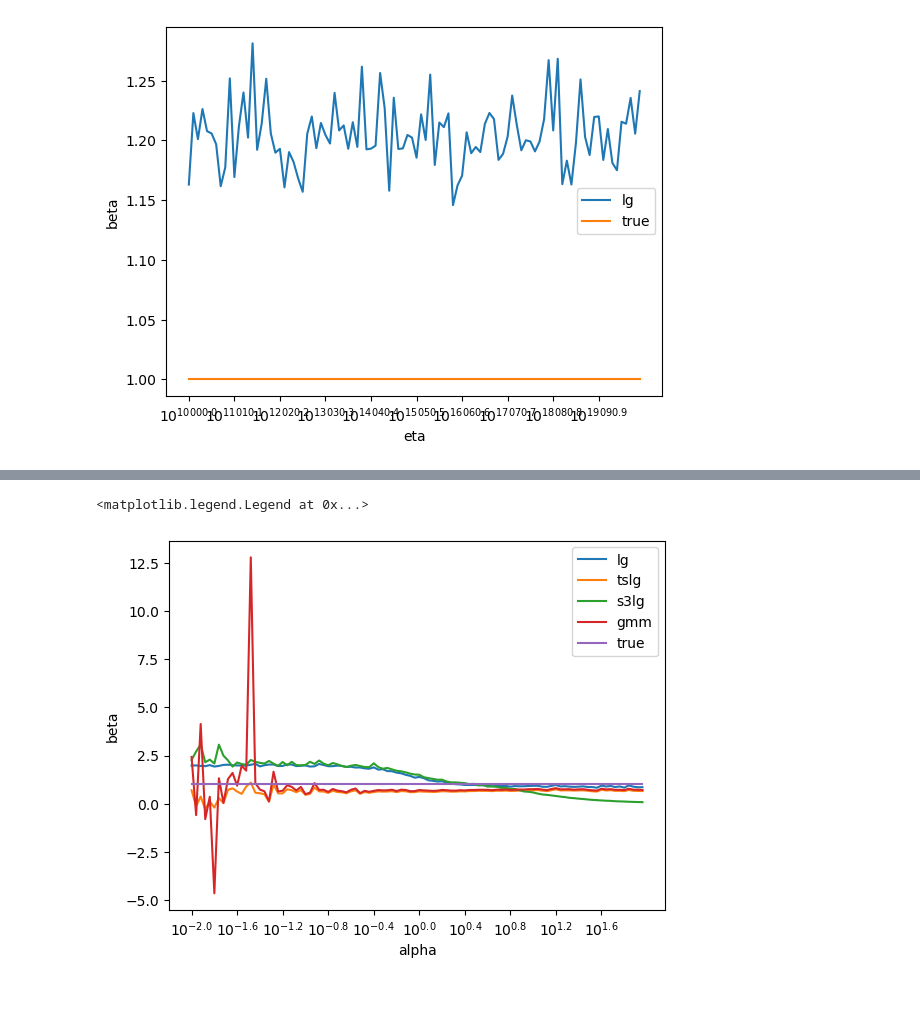
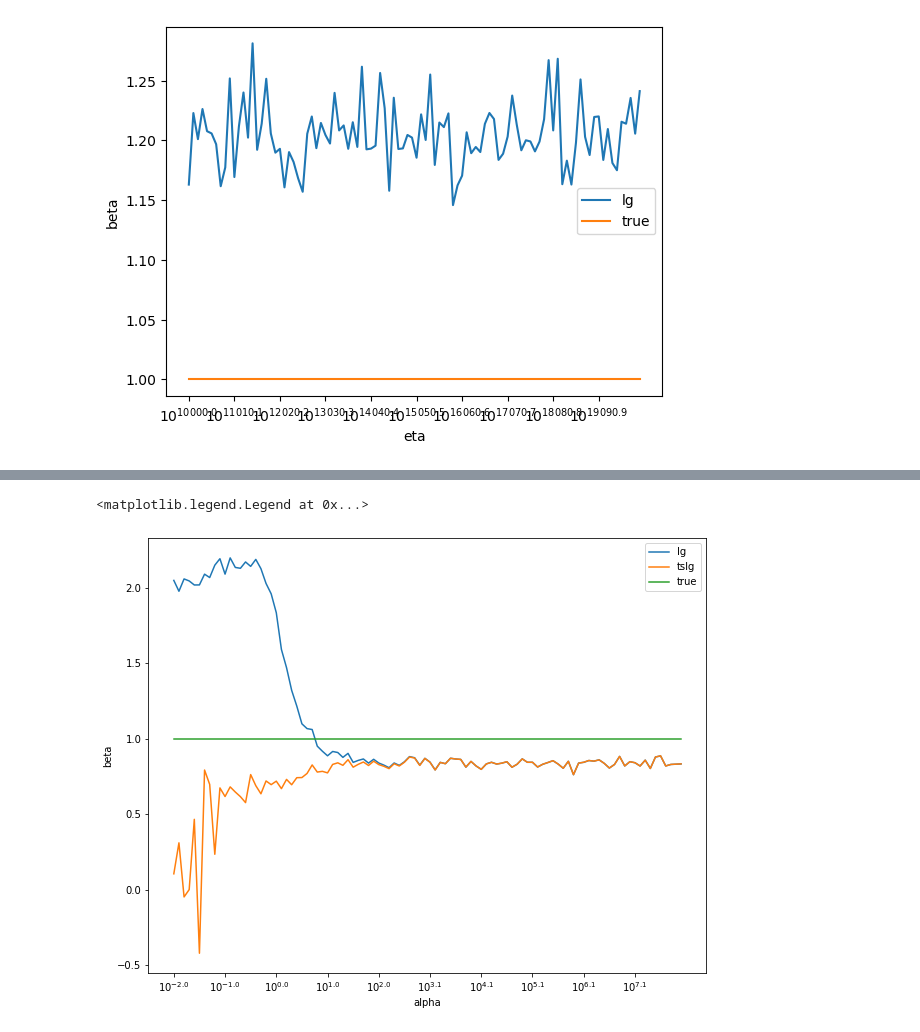
Before and after one commit to LangtianM/IV_Logistic, a Jupyter notebook: Experiments.ipynb, the cells around one changed output, grey strips where cells are left out. Saved outputs shown, nothing was run; the diff lists cells and outputs as text; code cells hidden in the pictures; blank space fills up the shorter version.

```diff
--- a/Experiments.ipynb
+++ b/Experiments.ipynb
@@ -129,7 +103,8 @@ lg_coef = np.array([])
 tslg_coef = np.array([])
 s3lg_coef = np.array([])
 gmm_coef = np.array([])
-beta = 20
+res_coef = np.array([])
+beta = 10
 
 for eta in np.power(10, k):
     data = sim_data(n=10000, eta=eta, beta=beta)
@@ -150,11 +125,16 @@ for eta in np.power(10, k):
     gmm.fit(data.X, data.Y, data.Z)
     gmm_coef = np.append(gmm_coef, gmm.coef_)
 
+    res_model = residual_logit()
+    res_model.fit(data.X, data.Y, data.Z)
+    res_coef = np.append(res_coef, res_model.beta)
 
+plt.figure(figsize=(10, 8))
 plt.plot(k, lg_coef, label='lg')
 plt.plot(k, tslg_coef, label='tslg')
 plt.plot(k, s3lg_coef, label='s3lg')
 plt.plot(k, gmm_coef, label='gmm')
+plt.plot(k, res_coef, label='res')
 plt.plot(k, beta * np.ones(100), label='true')
 plt.xticks(k[::20], [f'$10^{{{round(ki, 1)}}}$' for ki in k[::20]])
 plt.xlabel('eta')
@@ -187,10 +354,10 @@ plt.legend()
 # %%
-k = np.linspace(0, 6, 100)
+k = np.linspace(-6, 6, 200)
 lg_coef = np.array([])
 tslg_coef = np.array([])
 s3lg_coef = np.array([])
 gmm_coef = np.array([])
-beta = 1
+beta = 20
 
 for gamma in np.power(10, k):
     data = sim_data(n=10000, gamma=gamma, beta=beta)
@@ -203,20 +370,21 @@ for gamma in np.power(10, k):
     tslg.fit(data.X, data.Y, data.Z)
     tslg_coef = np.append(tslg_coef, tslg.coef_)
 
-    s3lg = three_stage_logit()
-    s3lg.fit(data.X, data.Y, data.Z)
-    s3lg_coef = np.append(s3lg_coef, s3lg.coef_)
+    # s3lg = three_stage_logit()
+    # s3lg.fit(data.X, data.Y, data.Z)
+    # s3lg_coef = np.append(s3lg_coef, s3lg.coef_)
 
     # gmm = GMM_logit()
     # gmm.fit(data.X, data.Y, data.Z)
     # gmm_coef = np.append(gmm_coef, gmm.coef_)
 
+plt.figure(figsize=(12, 8))
 plt.plot(k, lg_coef, label='lg')
 plt.plot(k, tslg_coef, label='tslg')
-plt.plot(k, s3lg_coef, label='s3lg')
+#plt.plot(k, s3lg_coef, label='s3lg')
 # plt.plot(k, gmm_coef, label = 'gmm')
-plt.plot(k, beta * np.ones(100), label='true')
-plt.xticks(k[::10], [f'$10^{{{round(ki, 1)}}}$' for ki in k[::10]])
+plt.plot(k, beta * np.ones(200), label='true')
+plt.xticks(k[::20], [f'$10^{{{round(ki, 1)}}}$' for ki in k[::20]])
 plt.xlabel('gamma')
 plt.ylabel('beta')
 plt.legend()
@@ -226,39 +396,41 @@ plt.legend()
 # %%
-k = np.linspace(-2, 2, 100)
+k = np.linspace(-2, 8, 100)
 lg_coef = np.array([])
 tslg_coef = np.array([])
 s3lg_coef = np.array([])
 gmm_coef = np.array([])
+
 beta = 1
 
 for alpha in np.power(10, k):
     data = sim_data(n=10000, alpha=alpha, beta=beta)
 
     lg = LogisticRegression()
     lg.fit(data.X.reshape(-1, 1), data.Y)
     lg_coef = np.append(lg_coef, lg.coef_)
 
     tslg = two_stage_logit()
     tslg.fit(data.X, data.Y, data.Z)
     tslg_coef = np.append(tslg_coef, tslg.coef_)
 
-    s3lg = three_stage_logit()
-    s3lg.fit(data.X, data.Y, data.Z)
-    s3lg_coef = np.append(s3lg_coef, s3lg.coef_)
+    # s3lg = three_stage_logit()
+    # s3lg.fit(data.X, data.Y, data.Z)
+    # s3lg_coef = np.append(s3lg_coef, s3lg.coef_)
 
-    gmm = GMM_logit()
-    gmm.fit(data.X, data.Y, data.Z)
-    gmm_coef = np.append(gmm_coef, gmm.coef_)
+    # gmm = GMM_logit()
+    # gmm.fit(data.X, data.Y, data.Z)
+    # gmm_coef = np.append(gmm_coef, gmm.coef_)
 
+plt.figure(figsize=(10, 8))
 plt.plot(k, lg_coef, label='lg')
 plt.plot(k, tslg_coef, label='tslg')
-plt.plot(k, s3lg_coef, label='s3lg')
-plt.plot(k, gmm_coef, label='gmm')
+#plt.plot(k, s3lg_coef, label='s3lg')
+#plt.plot(k, gmm_coef, label='gmm')
 plt.plot(k, beta * np.ones(100), label='true')
 plt.xticks(k[::10], [f'$10^{{{round(ki, 1)}}}$' for ki in k[::10]])
 plt.xlabel('alpha')
 plt.ylabel('beta')
 plt.legend()
 # %% [output]
 <matplotlib.legend.Legend at 0x...>
-[figure, old version]
+[figure, new version]
```
Also changed, not shown: parts of 17 cells of this notebook.
